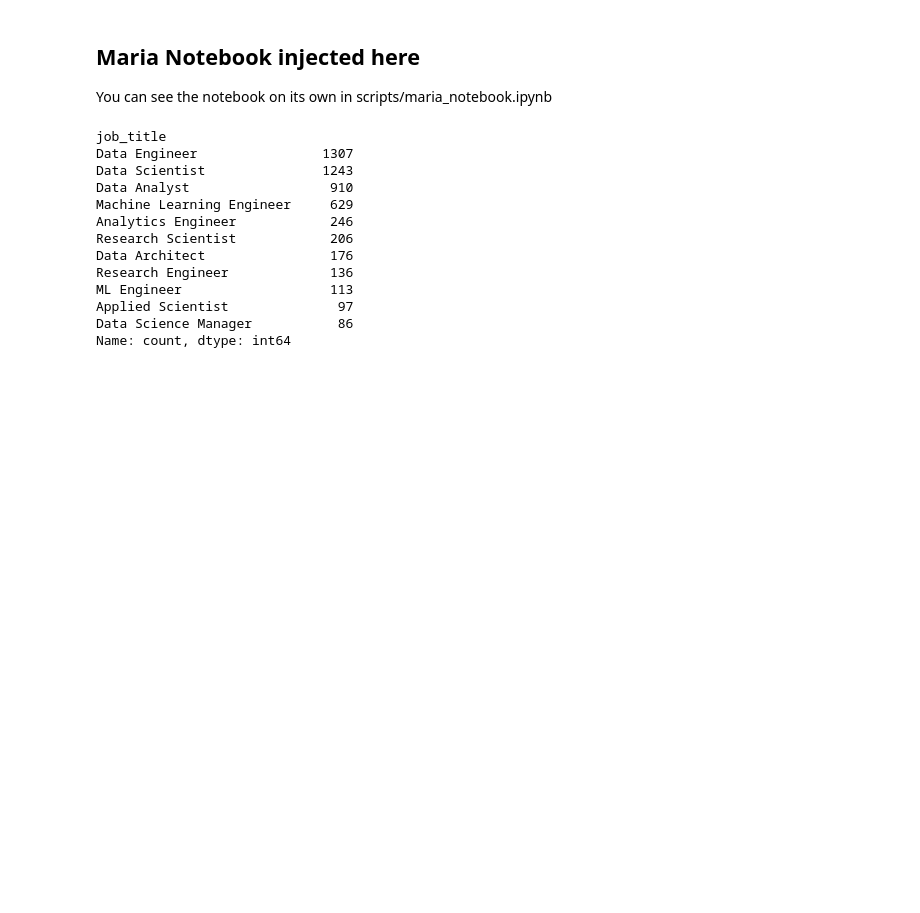
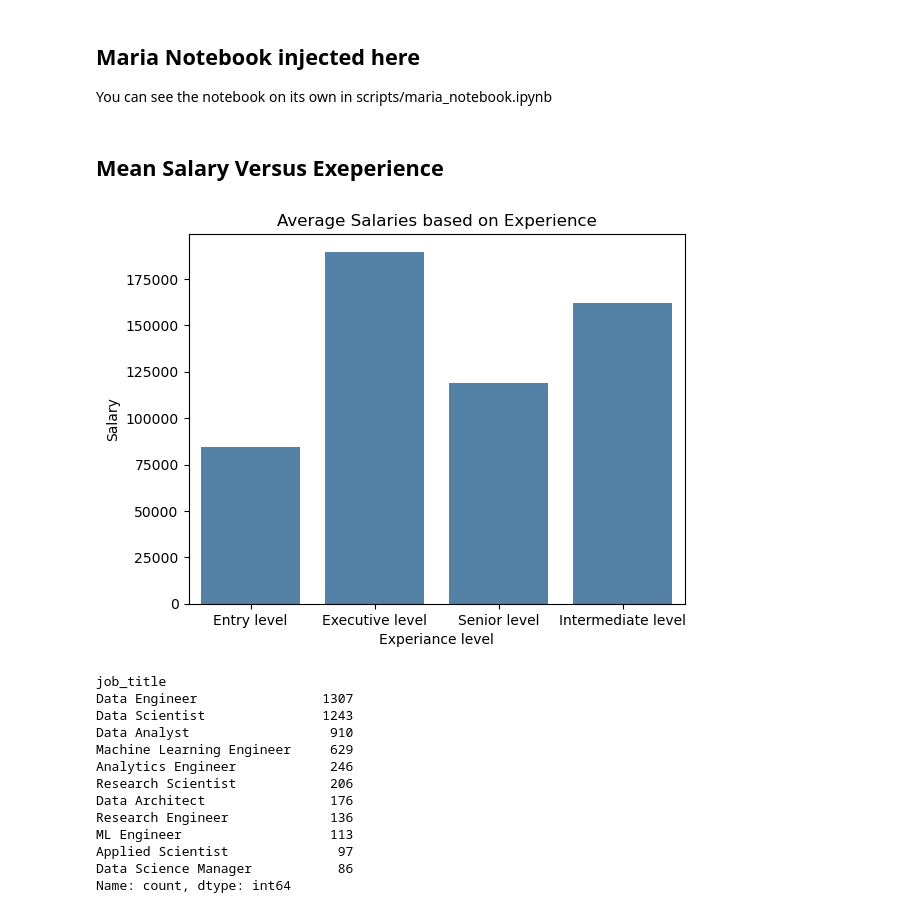
Before and after one commit to TaylorMater/UTA-DAB-Project-1, a Jupyter notebook: scripts/data_science_analysis.ipynb, the cells around one changed output. Drawn from its saved outputs; the diff is of its cells as text; code cells hidden in the pictures; blank space fills up the shorter version.

Commit message:
Moving Maria code from Khadija notebook, editing color from default

```diff
--- a/scripts/data_science_analysis.ipynb
+++ b/scripts/data_science_analysis.ipynb
@@ -141,6 +125,19 @@ plt.savefig(Path('../figures/khadija/fig004.png'))
 ## Maria Notebook injected here
 
 You can see the notebook on its own in scripts/maria_notebook.ipynb
+# %% [markdown]
+## Mean Salary Versus Exeperience
+# %%
+exp_salary=data_science_salaries_df['salary_in_usd'].groupby(data_science_salaries_df['experience_level']).mean()
+
+plt.title("Average Salaries based on Experience")
+plt.xlabel('Experiance level')
+plt.ylabel('Salary')
+sns.barplot(x=['Entry level', 'Executive level', 'Senior level', 'Intermediate level'],y=exp_salary.values, color='steelblue')
+
+plt.savefig(Path('../figures/maria/fig001.png'))
+# %% [output]
+[figure, added]
 # %%
 job_titles = data_science_salaries_df.job_title.value_counts().head(11)
 job_titles
```
Also changed, not shown: parts of 20 cells of this notebook, 7 other files.
